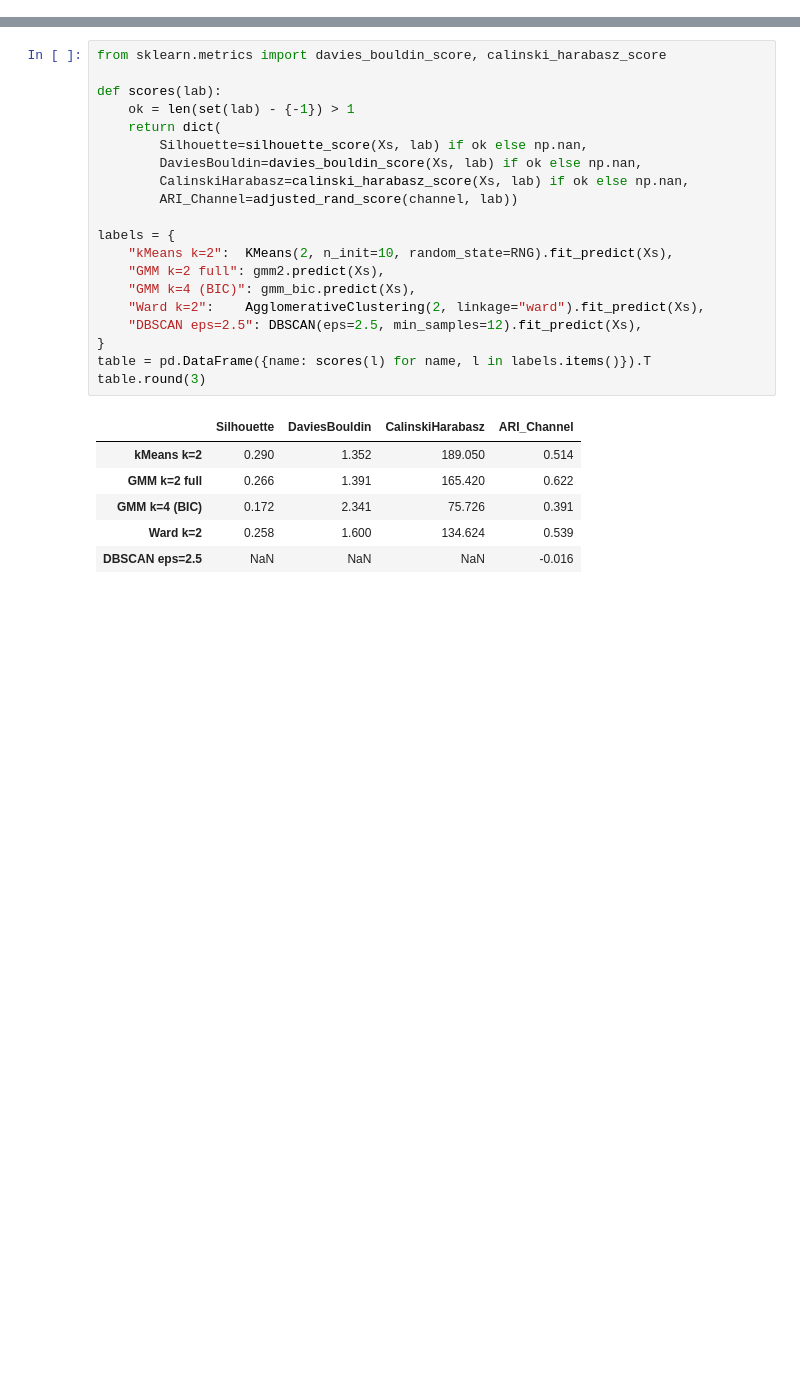
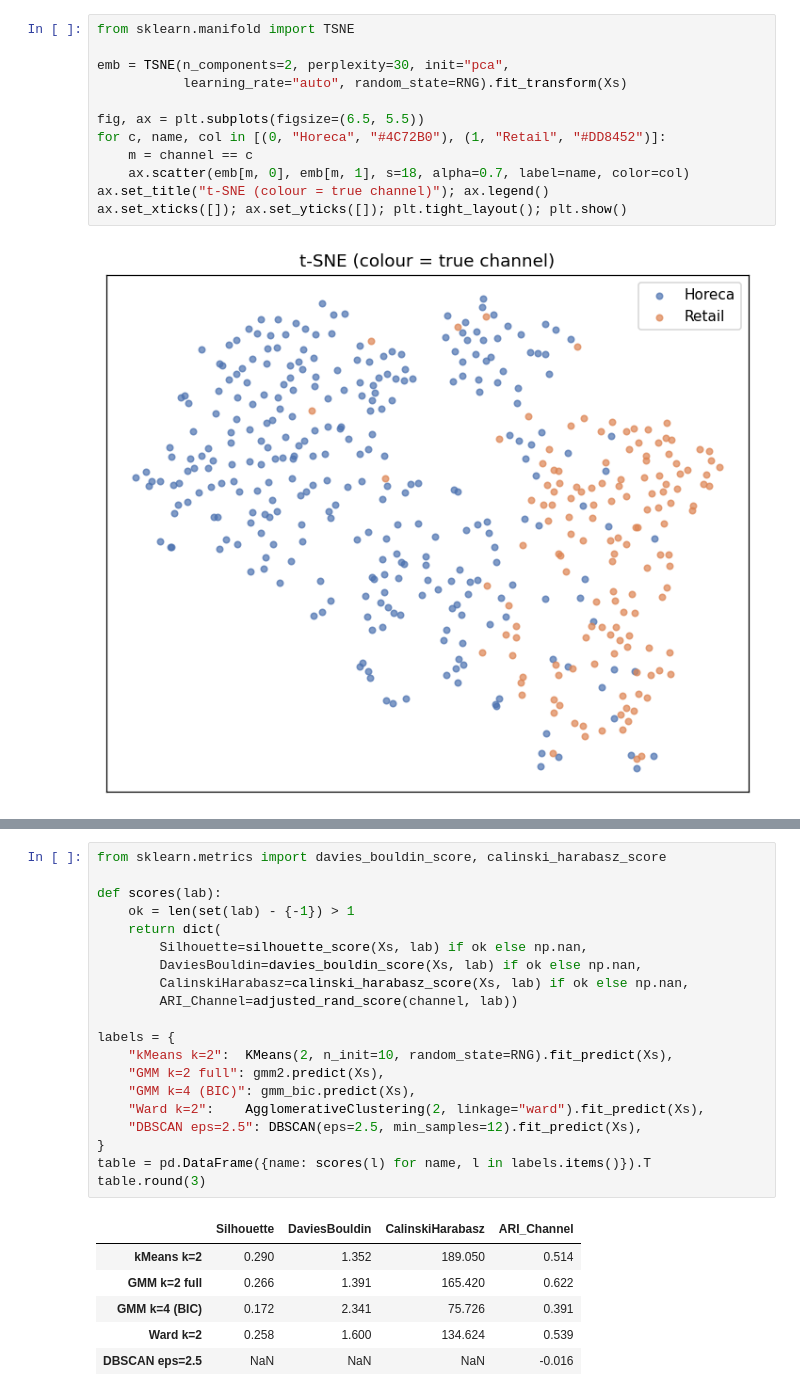
Before and after one commit to TimonLudwig1/Practice-Lab, a Jupyter notebook: xtAI_Learn-Repository/modules/05-machine-learning-2/projects/03-final/solution/solution.ipynb, the cells around one changed output, grey strips where cells are left out. Drawn from its saved outputs; the diff is of its cells as text; blank space fills up the shorter version.

```diff
--- a/xtAI_Learn-Repository/modules/05-machine-learning-2/projects/03-final/solution/solution.ipynb
+++ b/xtAI_Learn-Repository/modules/05-machine-learning-2/projects/03-final/solution/solution.ipynb
@@ -349,0 +167,14 @@ Jetzt der Kern des Moduls — Clustering ist unüberwacht, also brauchen wir Kri
+# %%
+from sklearn.manifold import TSNE
+
+emb = TSNE(n_components=2, perplexity=30, init="pca",
+           learning_rate="auto", random_state=RNG).fit_transform(Xs)
+
+fig, ax = plt.subplots(figsize=(6.5, 5.5))
+for c, name, col in [(0, "Horeca", "#4C72B0"), (1, "Retail", "#DD8452")]:
+    m = channel == c
+    ax.scatter(emb[m, 0], emb[m, 1], s=18, alpha=0.7, label=name, color=col)
+ax.set_title("t-SNE (colour = true channel)"); ax.legend()
+ax.set_xticks([]); ax.set_yticks([]); plt.tight_layout(); plt.show()
+# %% [output]
+[figure, added]
```
Also changed, not shown: parts of 65 cells of this notebook, 2 other files.
